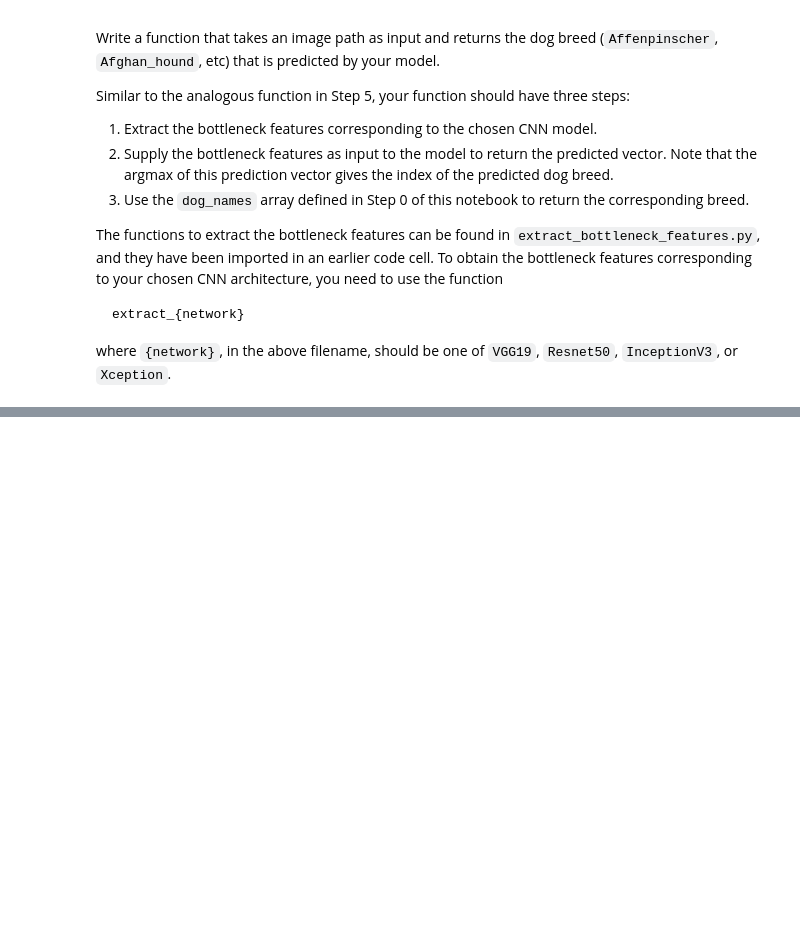
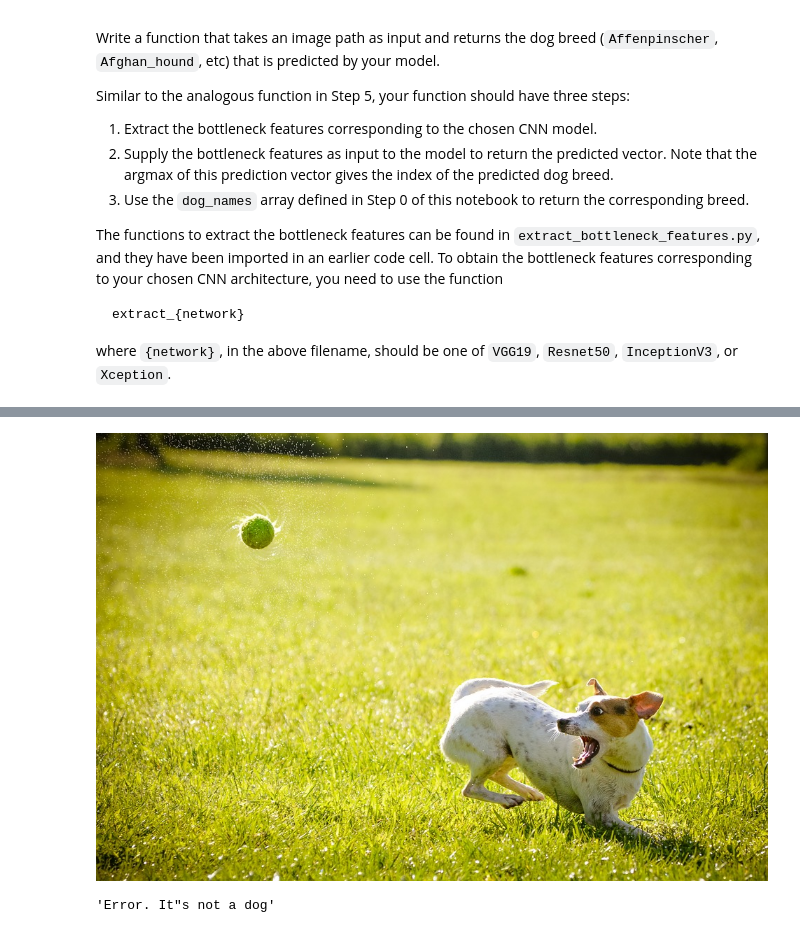
Before and after one commit to PermanentPon/dog_breed, a Jupyter notebook: dog_app.ipynb, the cells around one changed output, grey strips where cells are left out. Cells and saved outputs as stored; diff of their text form; code cells hidden in the pictures; blank space fills up the shorter version.

```diff
--- a/dog_app.ipynb
+++ b/dog_app.ipynb
@@ -643,0 +880,7 @@ __Answer:__
+# %%
+path = "my_images/dog_2.jpg"
+display(Image(path))
+breed_detector(path)
+# %% [output]
+[figure, added]
+'Error. It"s not a dog'
```
Also changed, not shown: parts of 49 cells of this notebook, 1 other file.
